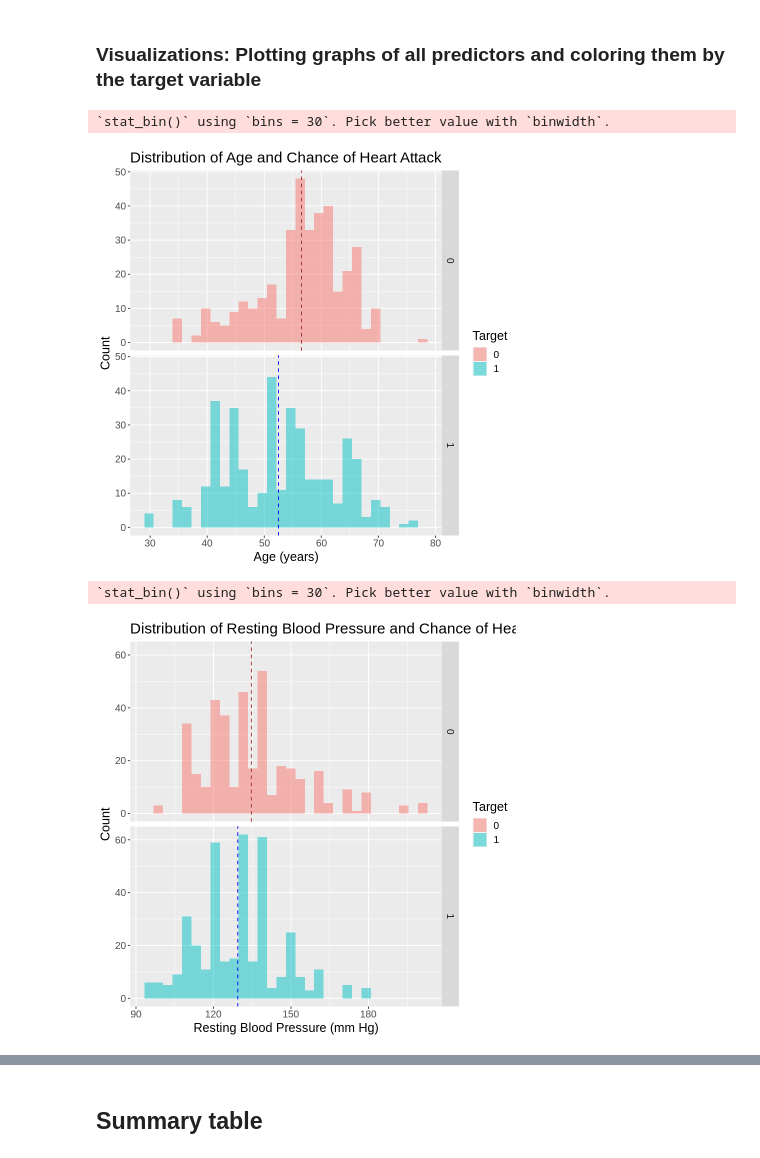
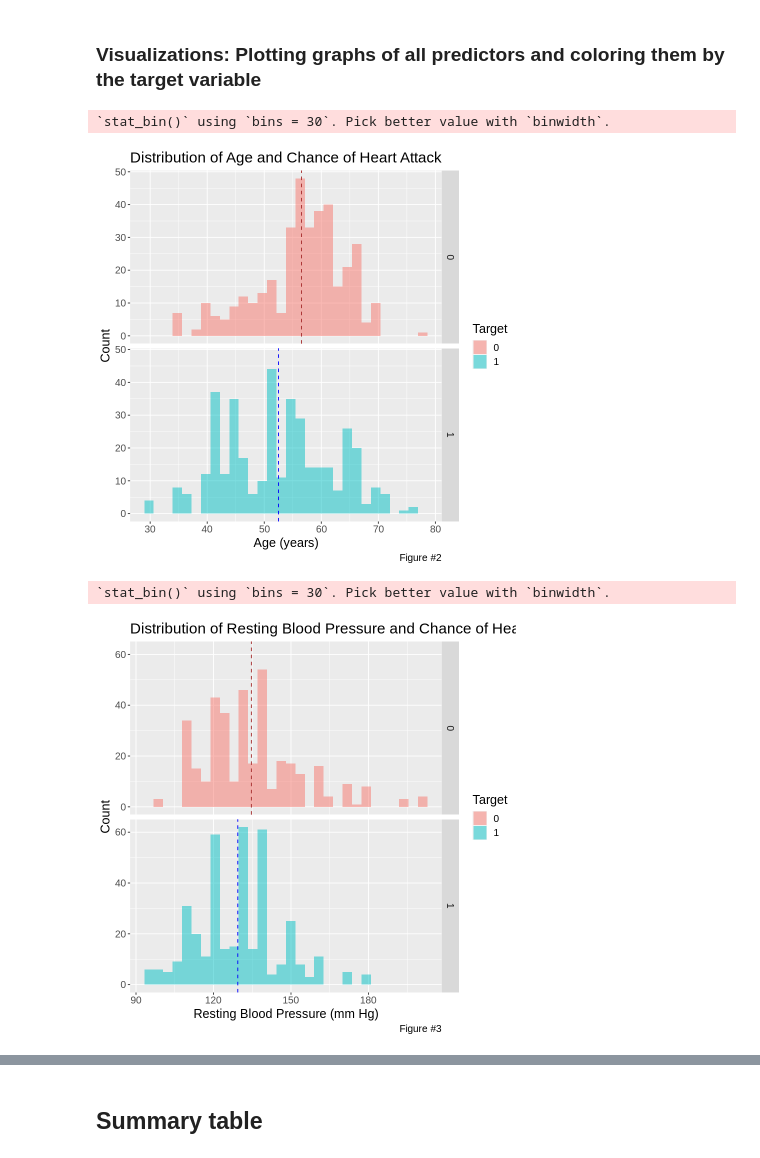
Before and after one commit to carriexu26/DSCI-Group-Project, a Jupyter notebook: heart_disease.ipynb, the cells around one changed output, grey strips where cells are left out. Drawn from its saved outputs; the diff is of its cells as text; code cells hidden in the pictures.

```diff
--- a/heart_disease.ipynb
+++ b/heart_disease.ipynb
@@ -219,18 +220,18 @@ Prediction   0   1
 # %%
 age_plot <- ggplot(heart_train, aes(x = age, fill = target)) +
     geom_histogram(alpha = 0.5, position = "identity") +
     geom_vline(data = filter(heart_train, target == 0), aes(xintercept = mean(filter(heart_train,  target == 0)$age)),
              color = "brown", linetype = "dashed") +
     geom_vline(data = filter(heart_train, target == 1), aes(xintercept = mean(filter(heart_train,  target == 1)$age)),
              color = "blue", linetype = "dashed") +
     facet_grid(rows = vars(target)) +
-    labs(x = "Age (years)", y="Count", fill = "Target") +
+    labs(x = "Age (years)", y="Count", fill = "Target", caption = "Figure #2") +
     ggtitle("Distribution of Age and Chance of Heart Attack") +
     theme(text = element_text(size = 15))
 age_plot
 # %% [output]
 `stat_bin()` using `bins = 30`. Pick better value with `binwidth`.
-[figure, old version]
+[figure, new version]
 # %%
 trestbps_plot <- ggplot(heart_train, aes(x = trestbps, fill = target)) +
     geom_histogram(alpha = 0.5, position = "identity") +
@@ -239,13 +240,13 @@ trestbps_plot <- ggplot(heart_train, aes(x = trestbps, fill = target)) +
     geom_vline(data = filter(heart_train, target == 1), aes(xintercept = mean(filter(heart_train,  target == 1)$trestbps)),
              color = "blue", linetype = "dashed") +
     facet_grid(rows = vars(target)) +
-    labs(x = "Resting Blood Pressure (mm Hg)", y="Count", fill = "Target") +
+    labs(x = "Resting Blood Pressure (mm Hg)", y="Count", fill = "Target", caption = "Figure #3") +
     ggtitle("Distribution of Resting Blood Pressure and Chance of Heart Attack") +
     theme(text = element_text(size = 15))
 trestbps_plot
 # %% [output]
 `stat_bin()` using `bins = 30`. Pick better value with `binwidth`.
-[figure, old version]
+[figure, new version]
 # %%
 chol_plot <- ggplot(heart_train, aes(x = chol, fill = target)) +
     geom_histogram(alpha = 0.5, position = "identity") +
```
Also changed, not shown: parts of 10 cells of this notebook.
